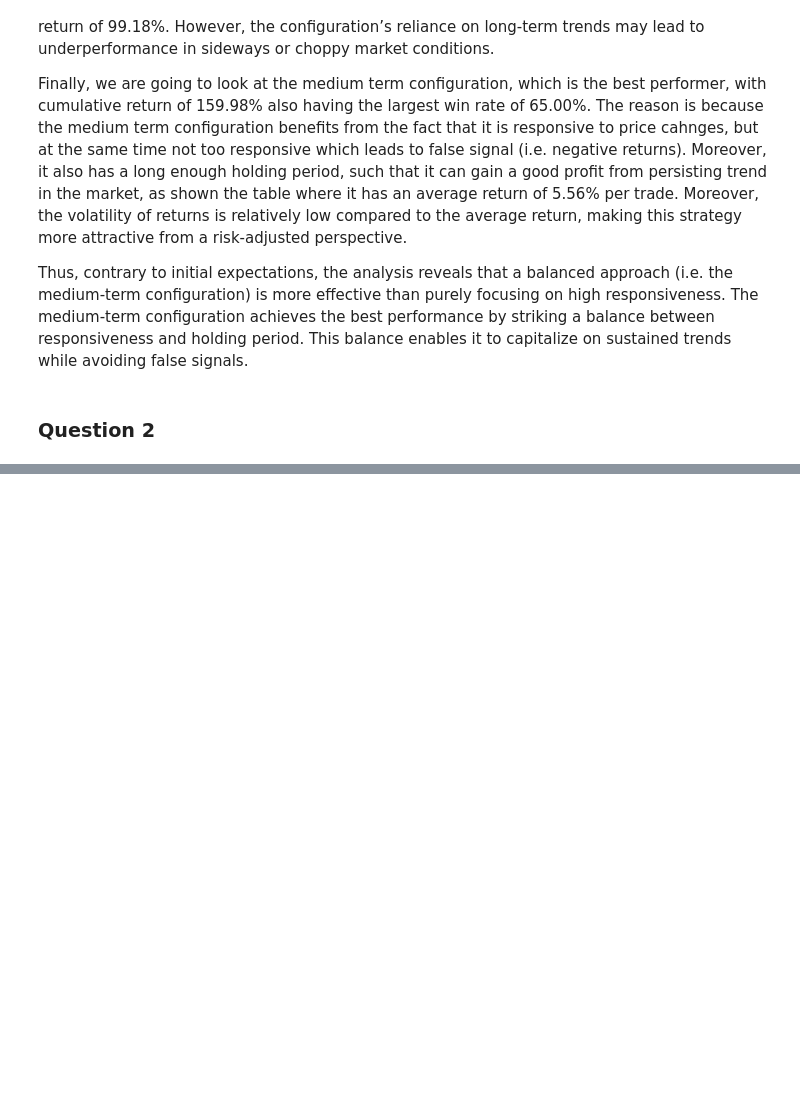
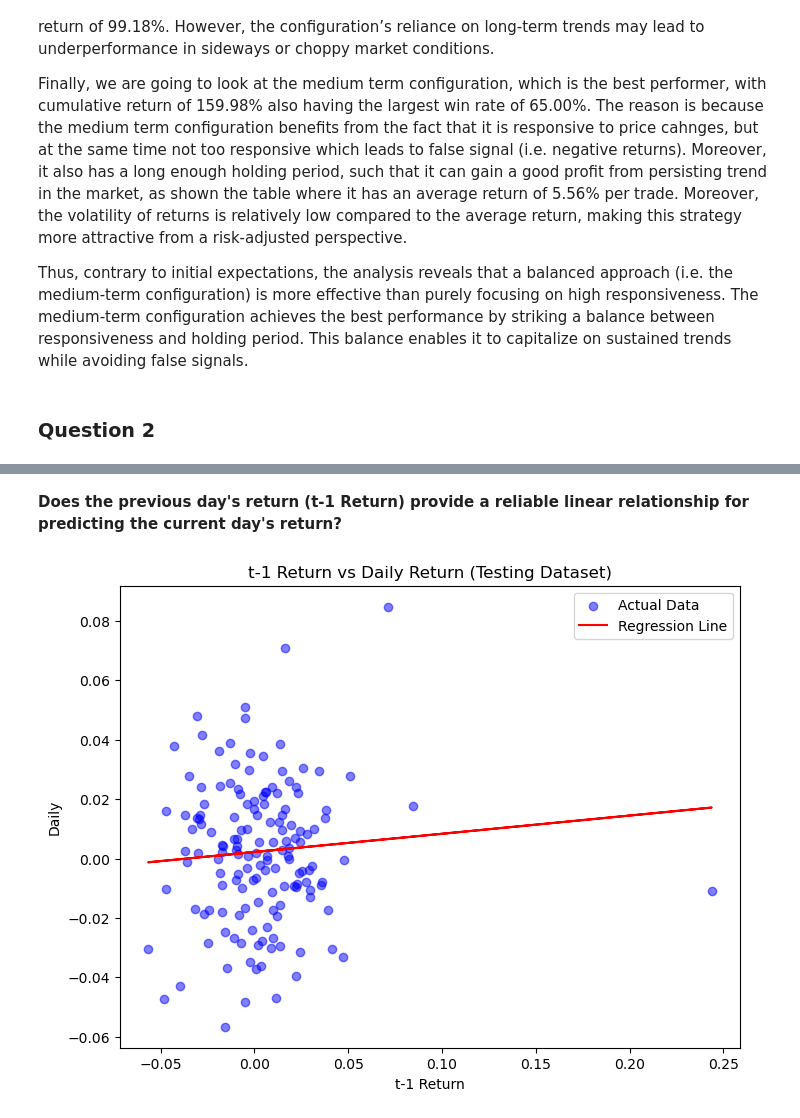
Before and after one commit to GeorgiusBE/Mining_Game, a Jupyter notebook: Part_2_Data_Analytics.ipynb, the cells around one changed output, grey strips where cells are left out. Drawn from its saved outputs; the diff is of its cells as text; code cells hidden in the pictures; blank space fills up the shorter version.

```diff
--- a/Part_2_Data_Analytics.ipynb
+++ b/Part_2_Data_Analytics.ipynb
@@ -1046,0 +1173,40 @@ If need more ideas:
+# %% [markdown]
+**Does the previous day's return (t-1 Return) provide a reliable linear relationship for predicting the current day's return?**
+# %%
+# make a copy of the dataframe
+df_regression = df.copy()
+
+# generate t-1 returns
+df_regression['t-1 Return'] = df_regression['Daily Return'].shift(lag)
+
+# select the appropriate freatures
+df_regression = df_regression.loc[:,['Daily Return', 't-1 Return']]
+
+# drop empty rows
+df_regression.dropna(inplace=True)
+# %%
+x = df_regression[['t-1 Return']] # features
+y = df_regression[['Daily Return']] # target
+
+# split into training and testing datasets (ensure shuffle = False, because its a time series data)
+x_train, x_test, y_train, y_test = train_test_split(x, y, test_size=0.2, shuffle=False)
+
+# train the model
+model = LinearRegression()
+model.fit(x_train, y_train)
+
+# predict on testing dataset
+y_pred = model.predict(x_test)
+
+# create subplots
+fig, ax = plt.subplots(figsize=(8, 6))
+# plot for testing dataset
+ax.scatter(x_test, y_test, color='blue', alpha=0.5, label='Actual Data')
+ax.plot(x_test, y_pred, color='red', label='Regression Line')
+ax.set_xlabel('t-1 Return')
+ax.set_ylabel('Daily')
+ax.set_title('t-1 Return vs Daily Return (Testing Dataset)')
+plt.legend()
+plt.show()
+# %% [output]
+[figure, added]
```
Also changed, not shown: parts of 33 cells of this notebook.
